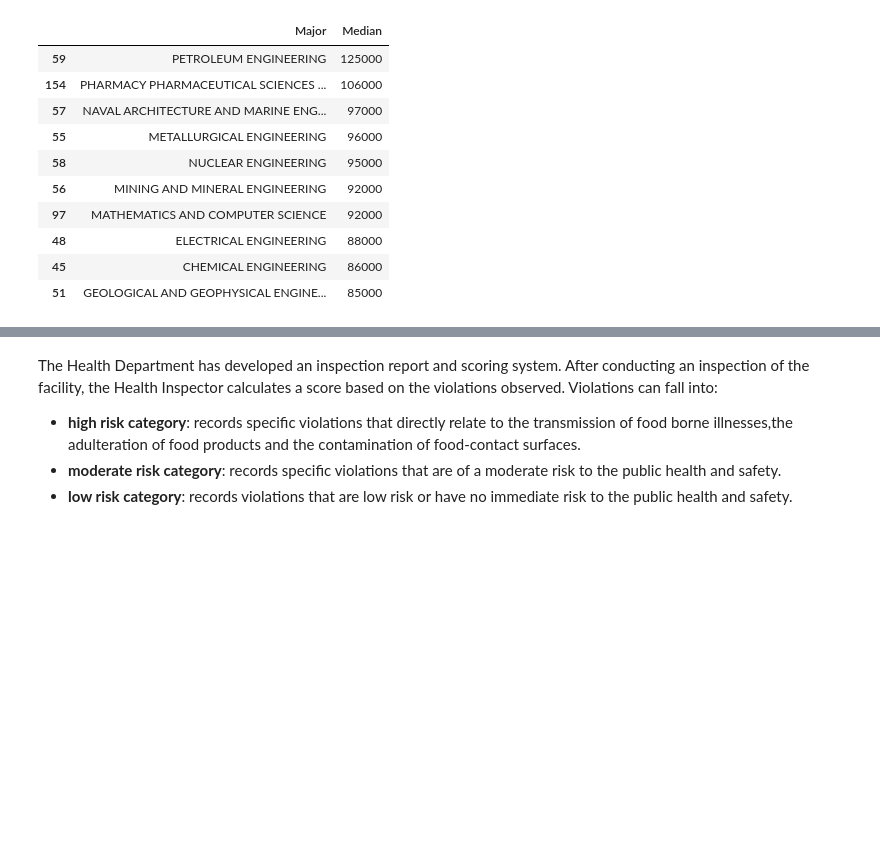
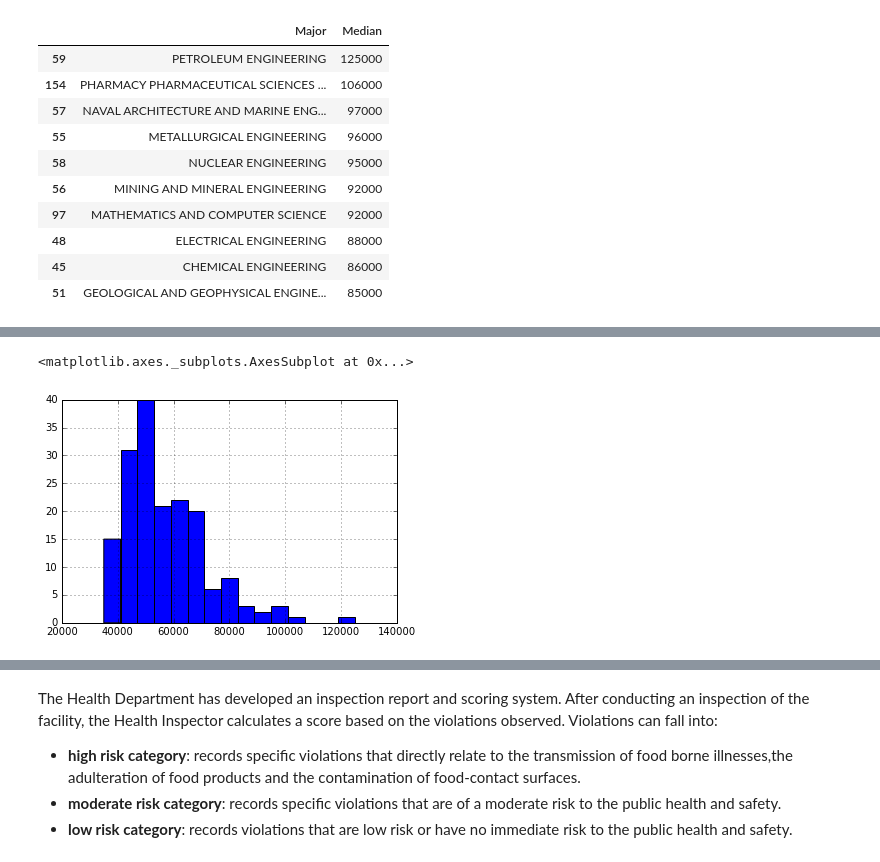
Before and after one commit to peterhgao/sfdat22_work, a Jupyter notebook: hw/hw1.ipynb, the cells around one changed output, grey strips where cells are left out. Saved outputs shown, nothing was run; the diff lists cells and outputs as text; code cells hidden in the pictures; blank space fills up the shorter version.

```diff
--- a/hw/hw1.ipynb
+++ b/hw/hw1.ipynb
@@ -241,4 +252,8 @@ plt.xlabel('Major')
 # %%
 # 7. Plot a histogram of the distribution of median salaries
+majors.Median.hist(bins=15)
+# %% [output]
+<matplotlib.axes._subplots.AxesSubplot at 0x...>
+[figure, added]
 # %%
 # 8. Plot a histogram of the distribution of median salaries by major category
```
Also changed, not shown: parts of 20 cells of this notebook.
